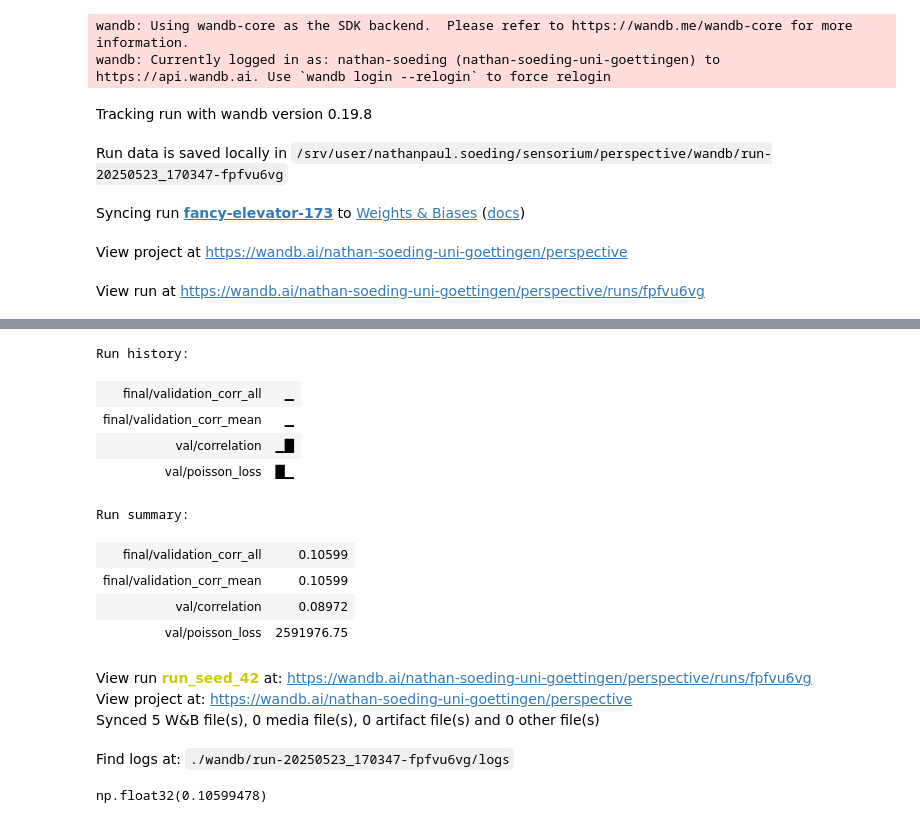
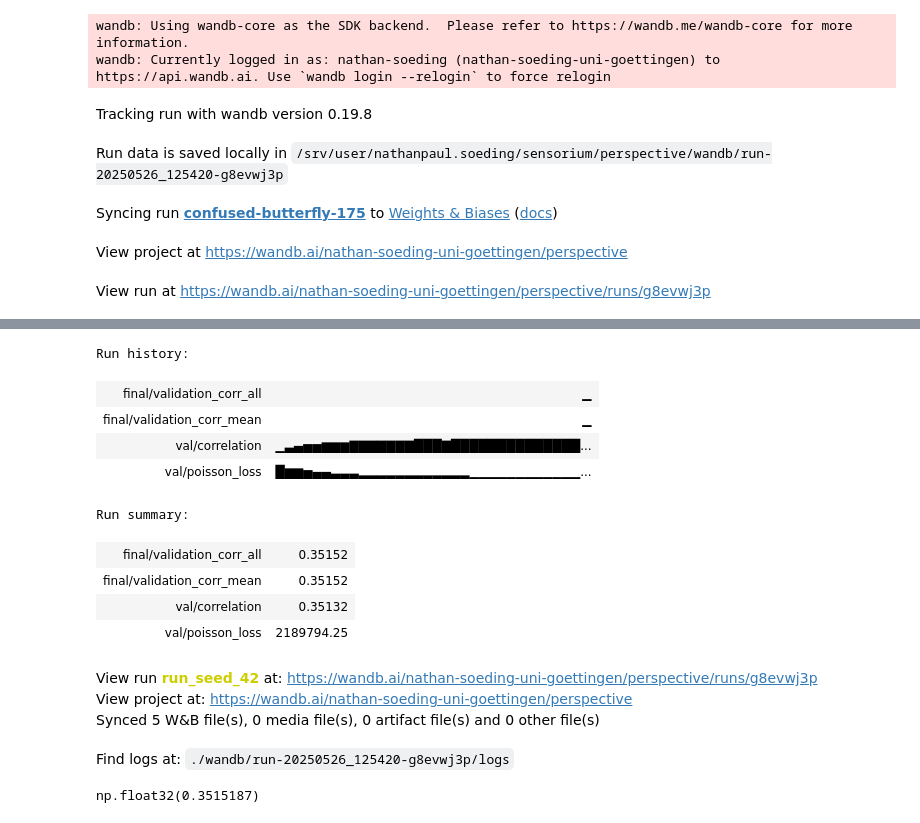
Before and after one commit to NathanSoeding/sensorium, a Jupyter notebook: perspective/perspective_train.ipynb, the cells around one changed output, grey strips where cells are left out. Cells and saved outputs as stored; diff of their text form; code cells hidden in the pictures.

```diff
--- a/perspective/perspective_train.ipynb
+++ b/perspective/perspective_train.ipynb
@@ -58,41 +58,41 @@ model = stacked_core_full_gauss_readout(dataloaders, random_seed, **model_config
 # %%
 validation_score, trainer_output, state_dict = standard_trainer(
     model,
     dataloaders,
     random_seed,
-    max_iter=2,
+    max_iter=200,
     verbose=False,
     lr_decay_steps=4,
     avg_loss=False,
     lr_init=0.009,
     track_training=False,
     device=device,
     wandb_project='perspective'
 )
 # %% [output]
 wandb: Using wandb-core as the SDK backend.  Please refer to https://wandb.me/wandb-core for more information.
 wandb: Currently logged in as: nathan-soeding (nathan-soeding-uni-goettingen) to https://api.wandb.ai. Use `wandb login --relogin` to force relogin
 Tracking run with wandb version 0.19.8
-Run data is saved locally in /srv/user/nathanpaul.soeding/sensorium/perspective/wandb/run-20250523_170347-fpfvu6vg
+Run data is saved locally in /srv/user/nathanpaul.soeding/sensorium/perspective/wandb/run-20250526_125420-g8evwj3p
-Syncing run fancy-elevator-173 to Weights & Biases (docs)
+Syncing run confused-butterfly-175 to Weights & Biases (docs)
 View project at https://wandb.ai/nathan-soeding-uni-goettingen/perspective
-View run at https://wandb.ai/nathan-soeding-uni-goettingen/perspective/runs/fpfvu6vg
+View run at https://wandb.ai/nathan-soeding-uni-goettingen/perspective/runs/g8evwj3p
 [interactive output not drawn]
 Run history:
 | final/validation_corr_all | ▁ |
 | final/validation_corr_mean | ▁ |
-| val/correlation | ▁█ |
-| val/poisson_loss | █▁ |
+| val/correlation | ▁▃▄▅▅▆▆▆▇▇▇▇▇▇▇███▇██████████████... |
+| val/poisson_loss | █▆▆▅▄▄▃▃▃▂▂▂▂▂▂▂▂▂▂▂▂▁▁▁▁▁▁▁▁▁▁▁▁... |
 Run summary:
-| final/validation_corr_all | 0.10599 |
-| final/validation_corr_mean | 0.10599 |
-| val/correlation | 0.08972 |
-| val/poisson_loss | 2591976.75 |
+| final/validation_corr_all | 0.35152 |
+| final/validation_corr_mean | 0.35152 |
+| val/correlation | 0.35132 |
+| val/poisson_loss | 2189794.25 |
-View run run_seed_42 at: https://wandb.ai/nathan-soeding-uni-goettingen/perspective/runs/fpfvu6vg
+View run run_seed_42 at: https://wandb.ai/nathan-soeding-uni-goettingen/perspective/runs/g8evwj3p
 View project at: https://wandb.ai/nathan-soeding-uni-goettingen/perspective
 Synced 5 W&B file(s), 0 media file(s), 0 artifact file(s) and 0 other file(s)
-Find logs at: ./wandb/run-20250523_170347-fpfvu6vg/logs
+Find logs at: ./wandb/run-20250526_125420-g8evwj3p/logs
 # %%
 validation_score
 # %% [output]
-np.float32(0.10599478)
+np.float32(0.3515187)
```
Also changed, not shown: parts of 6 cells of this notebook.
